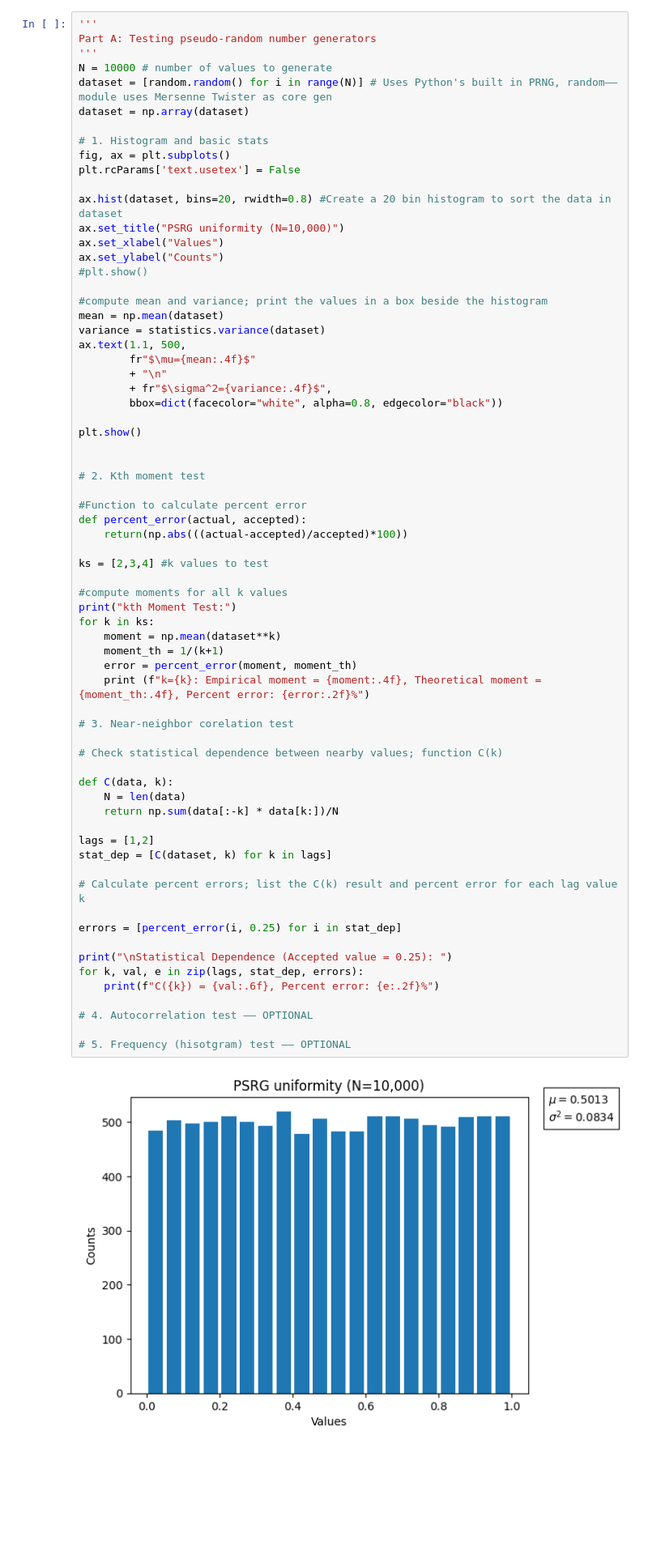
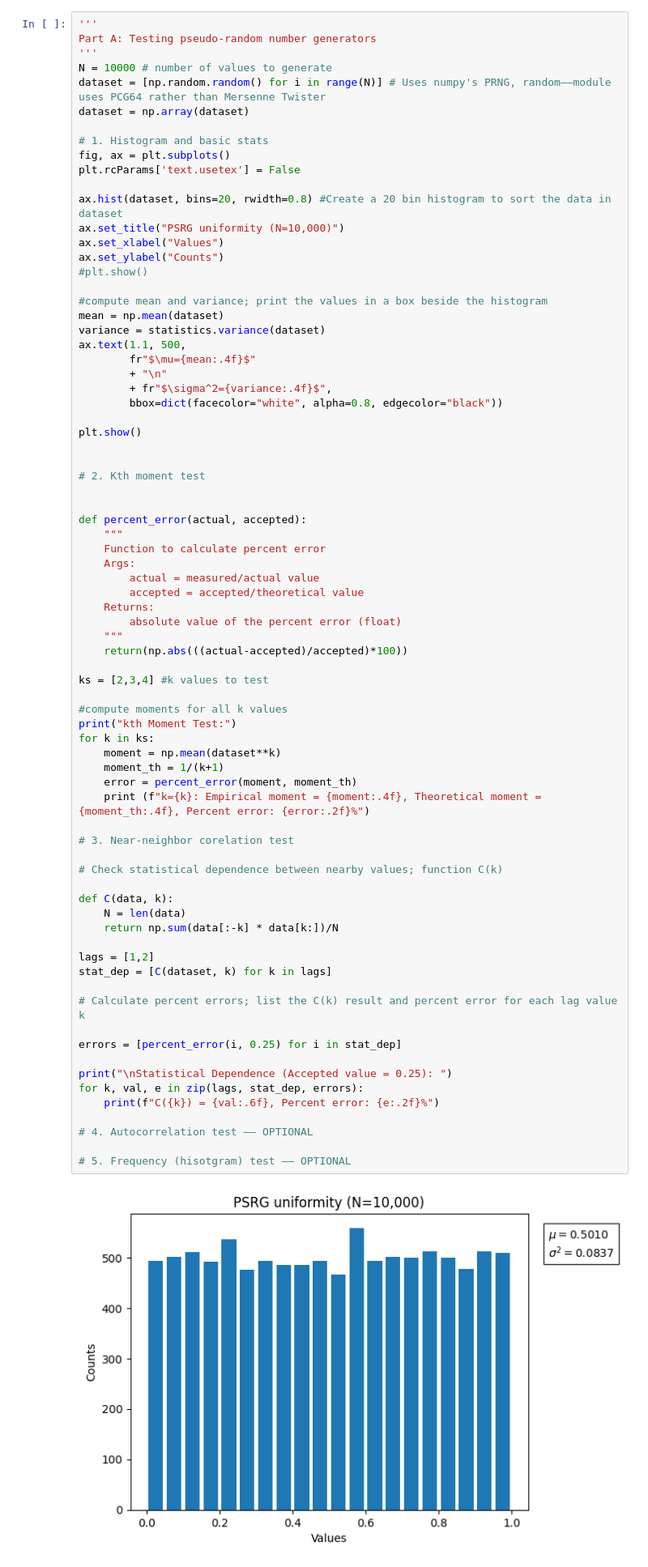
Before and after one commit to hdauphin/PHYS420Fall25, a Jupyter notebook: HW02.ipynb, the cells around one changed output. Shown at 81% size. Saved outputs shown, nothing was run; the diff lists cells and outputs as text; blank space fills up the shorter version.

Commit message:
Worked on monte carlo functions

```diff
--- a/HW02.ipynb
+++ b/HW02.ipynb
@@ -13,7 +13,7 @@ import statistics
 Part A: Testing pseudo-random number generators
 '''
 N = 10000 # number of values to generate
-dataset = [random.random() for i in range(N)] # Uses Python's built in PRNG, random——module uses Mersenne Twister as core gen
+dataset = [np.random.random() for i in range(N)] # Uses numpy's PRNG, random——module uses PCG64 rather than Mersenne Twister
 dataset = np.array(dataset)
 
 # 1. Histogram and basic stats
@@ -40,8 +40,16 @@ plt.show()
 
 # 2. Kth moment test
 
-#Function to calculate percent error
+
 def percent_error(actual, accepted):
+    """
+    Function to calculate percent error
+    Args:
+        actual = measured/actual value
+        accepted = accepted/theoretical value
+    Returns:
+        absolute value of the percent error (float)
+    """
     return(np.abs(((actual-accepted)/accepted)*100))
 
 ks = [2,3,4] #k values to test
@@ -50,32 +58,32 @@ ks = [2,3,4] #k values to test
 print("kth Moment Test:")
 for k in ks:
     moment = np.mean(dataset**k)
     moment_th = 1/(k+1)
     error = percent_error(moment, moment_th)
     print (f"k={k}: Empirical moment = {moment:.4f}, Theoretical moment = {moment_th:.4f}, Percent error: {error:.2f}%")
 
 # 3. Near-neighbor corelation test
 
 # Check statistical dependence between nearby values; function C(k)
 
 def C(data, k):
     N = len(data)
     return np.sum(data[:-k] * data[k:])/N
 
 lags = [1,2]
 stat_dep = [C(dataset, k) for k in lags]
 
 # Calculate percent errors; list the C(k) result and percent error for each lag value k
 
 errors = [percent_error(i, 0.25) for i in stat_dep]
 
 print("\nStatistical Dependence (Accepted value = 0.25): ")
 for k, val, e in zip(lags, stat_dep, errors):
     print(f"C({k}) = {val:.6f}, Percent error: {e:.2f}%")
 
 # 4. Autocorrelation test —— OPTIONAL
 
 # 5. Frequency (hisotgram) test —— OPTIONAL
 # %% [output]
-[figure, old version]
+[figure, new version]
 kth Moment Test:
```
Also changed, not shown: parts of 3 cells of this notebook.
